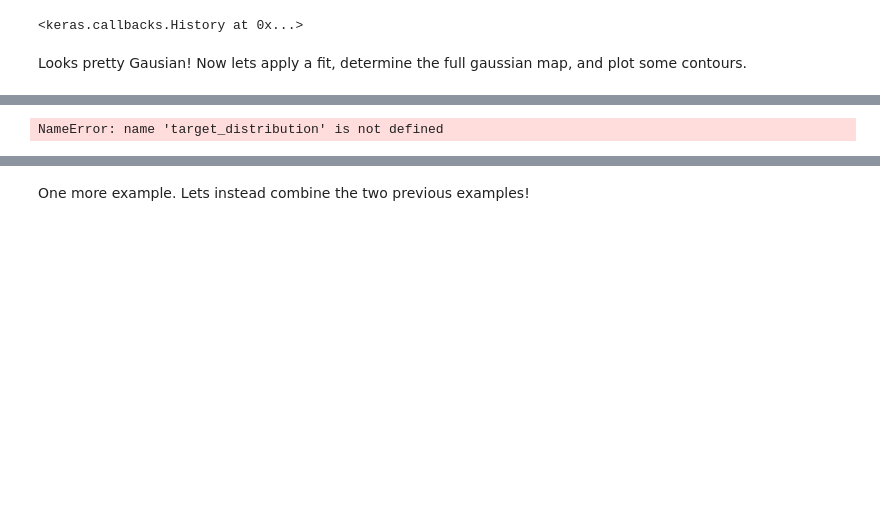
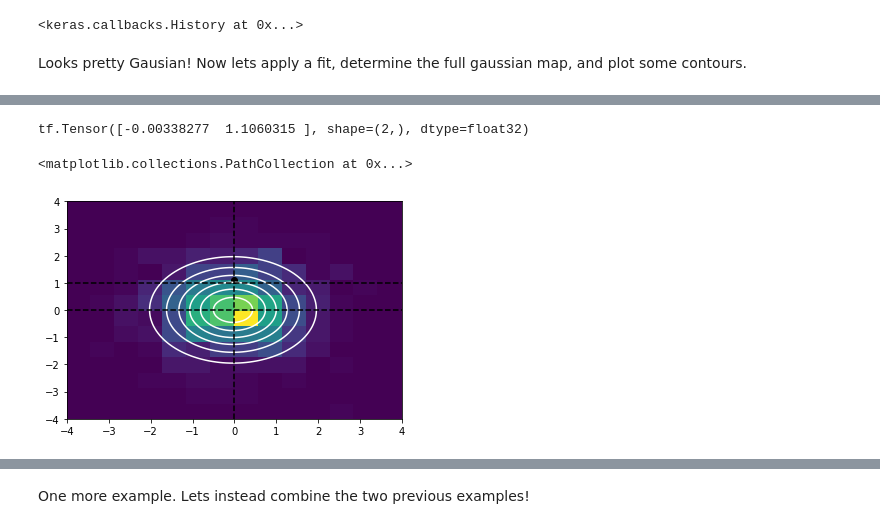
Before and after one commit to SBU-EVAN/jupyter-notebooks, a Jupyter notebook: tensorflow.ipynb, the cells around one changed output, grey strips where cells are left out. Cells and saved outputs as stored; diff of their text form; code cells hidden in the pictures; blank space fills up the shorter version.

```diff
--- a/tensorflow.ipynb
+++ b/tensorflow.ipynb
@@ -341,21 +396,23 @@ NameError: name 'contour_x' is not defined
 # %%
 # Visualize what happens to the origin in the original parameter space under the pullback
 
-origin_pullback = target_distribution.bijector.inverse([0.,0.])
+origin_pullback = target_distribution_para.bijector.inverse([0.,0.])
 print(origin_pullback)
 
 fig3 = plt.figure()
 ax3 = fig3.add_subplot(111)
 ax3.plot([0,0],[-4,4],color='k',linestyle='dashed')
 ax3.plot([-4,4],[0,0],color='k',linestyle='dashed')
 ax3.plot([-4,4],[1,1],color='k',linestyle='dashed')
 ax3.contour(Xvals, Yvals, Z,colors='w')
 ax3.hist2d(x,y,bins=[np.linspace(-4,4,15),np.linspace(-4,4,15)])
 ox_pb = origin_pullback.numpy()[0]
 oy_pb = origin_pullback.numpy()[1]
 ax3.scatter(ox_pb,oy_pb,color='k')
 # %% [output]
-NameError: name 'target_distribution' is not defined
+tf.Tensor([-0.00338277  1.1060315 ], shape=(2,), dtype=float32)
+<matplotlib.collections.PathCollection at 0x...>
+[figure, added]
 # %%
 # Compare pdf values. Use the prob from original distribution to compute MC integral
 
```
Also changed, not shown: parts of 36 cells of this notebook, 1 other file.
